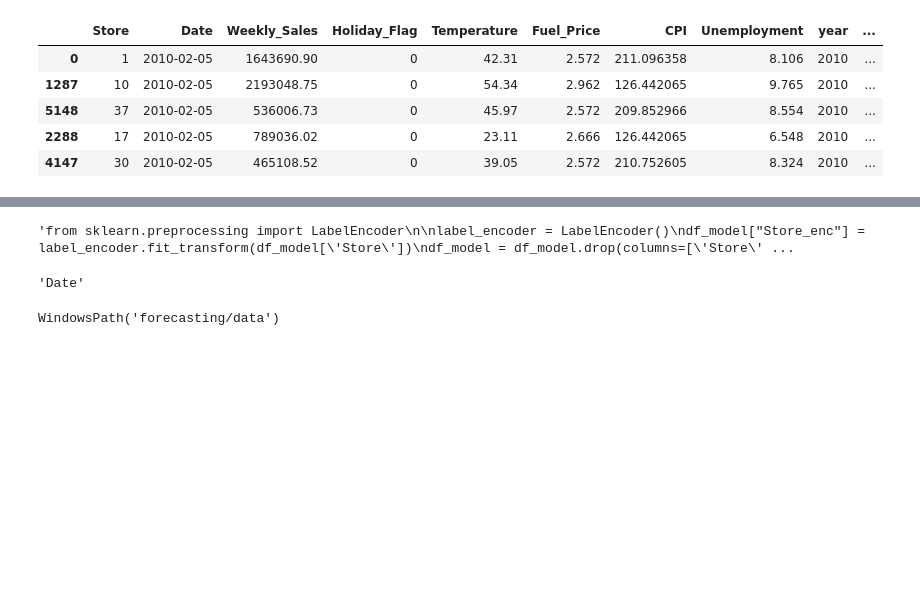
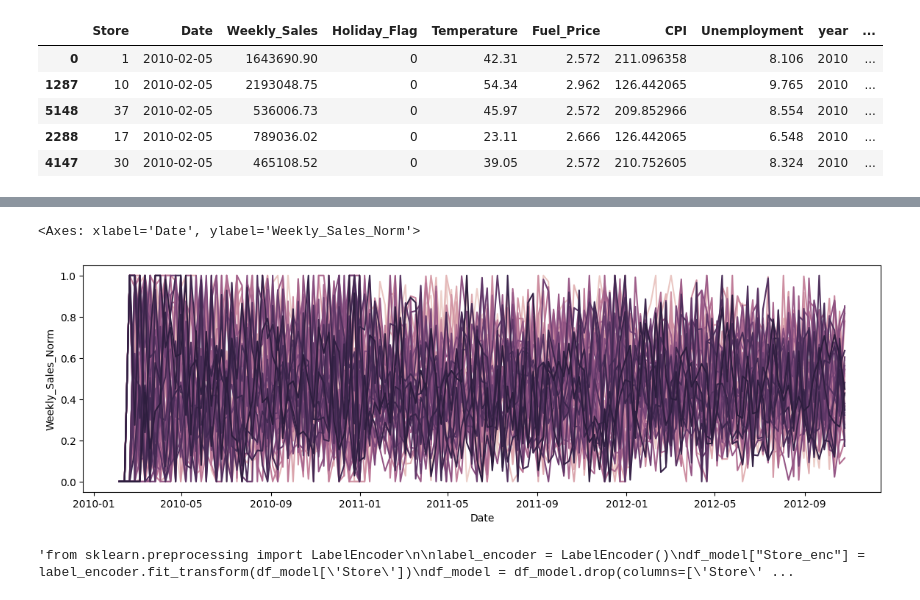
Before and after one commit to Skywalker1080/Walmart-Weekly-Sales, a Jupyter notebook: notebooks/feature_engineering.ipynb, the cells around one changed output, grey strips where cells are left out. Cells and saved outputs as stored; diff of their text form; code cells hidden in the pictures; blank space fills up the shorter version.

```diff
--- a/notebooks/feature_engineering.ipynb
+++ b/notebooks/feature_engineering.ipynb
@@ -41,8 +41,8 @@ df_model['Quarter'] = df_model['Date'].dt.quarter
 df_model = df_model.sort_values('Date')
 df_model['Trend'] = np.arange(1, len(df)+1)
 
-df_model['Rolling_mean_5'] = df_model['Weekly_Sales'].rolling(window=5).mean()
-df_model['Rolling_mean_10'] = df_model['Weekly_Sales'].rolling(window=10).mean()
+df_model['Rolling_mean_5'] = df_model['Weekly_Sales'].rolling(window=5).mean().shift(1)
+df_model['Rolling_mean_10'] = df_model['Weekly_Sales'].rolling(window=10).mean().shift(1)
 
 df_model['Lag_1'] = df_model['Weekly_Sales'].shift(1)
 df_model['Lag_2'] = df_model['Weekly_Sales'].shift(2)
@@ -62,3 +62,13 @@ Shape after feature creation: (6435, 17)
 | 5148 | 37 | 2010-02-05 | 536006.73 | 0 | 45.97 | 2.572 | 209.852966 | 8.554 | 2010 | ... |
 | 2288 | 17 | 2010-02-05 | 789036.02 | 0 | 23.11 | 2.666 | 126.442065 | 6.548 | 2010 | ... |
 | 4147 | 30 | 2010-02-05 | 465108.52 | 0 | 39.05 | 2.572 | 210.752605 | 8.324 | 2010 | ... |
+# %%
+df_model['Weekly_Sales_detrend'] = df_model['Lag_1'] - df_model['Rolling_mean_5']
+# %%
+def _normalize_expanding(s):
+    mins = s.expanding().min()
+    maxs = s.expanding().max()
+    denom = (maxs - mins).replace(0, np.nan)
+    return ((s - mins) / denom).shift(1).fillna(0)
+
+df_model['Weekly_Sales_Norm'] = df_model.groupby('Store')['Weekly_Sales_detrend'].apply(_normalize_expanding).reset_index(level=0, drop=True)
@@ -65,3 +91,12 @@ Shape after feature creation: (6435, 17)
+# %%
+import matplotlib.pyplot as plt
+import seaborn as sns
+
+plt.figure(figsize=(14, 4))
+sns.lineplot(data=df_model, x=df_model['Date'], y=df_model['Weekly_Sales_Norm'], hue=df_model['Store'], legend=False, estimator="mean")
+# %% [output]
+<Axes: xlabel='Date', ylabel='Weekly_Sales_Norm'>
+[figure, added]
 # %%
 """from sklearn.preprocessing import LabelEncoder
 
@@ -76,12 +108,2 @@ if not 'Date' in df_model.columns:
-# %%
-df.columns[1]
-# %% [output]
-'Date'
 # %%
 df_model.to_csv("../data/walmart_ml_data.csv", index=False)
-# %%
-from pathlib import Path
-
-Path("forecasting") / "data"
-# %% [output]
-WindowsPath('forecasting/data')
```
Also changed, not shown: parts of 2 cells of this notebook, 14 other files.
